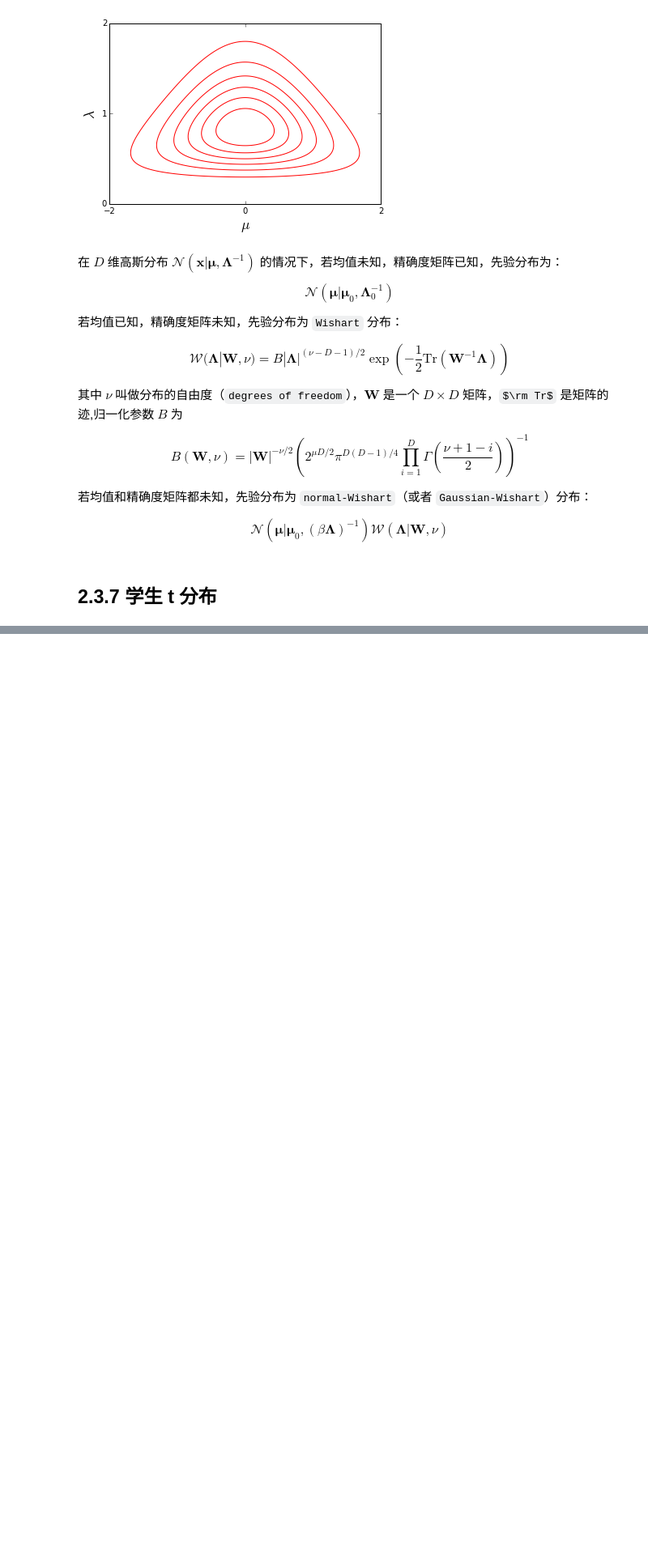
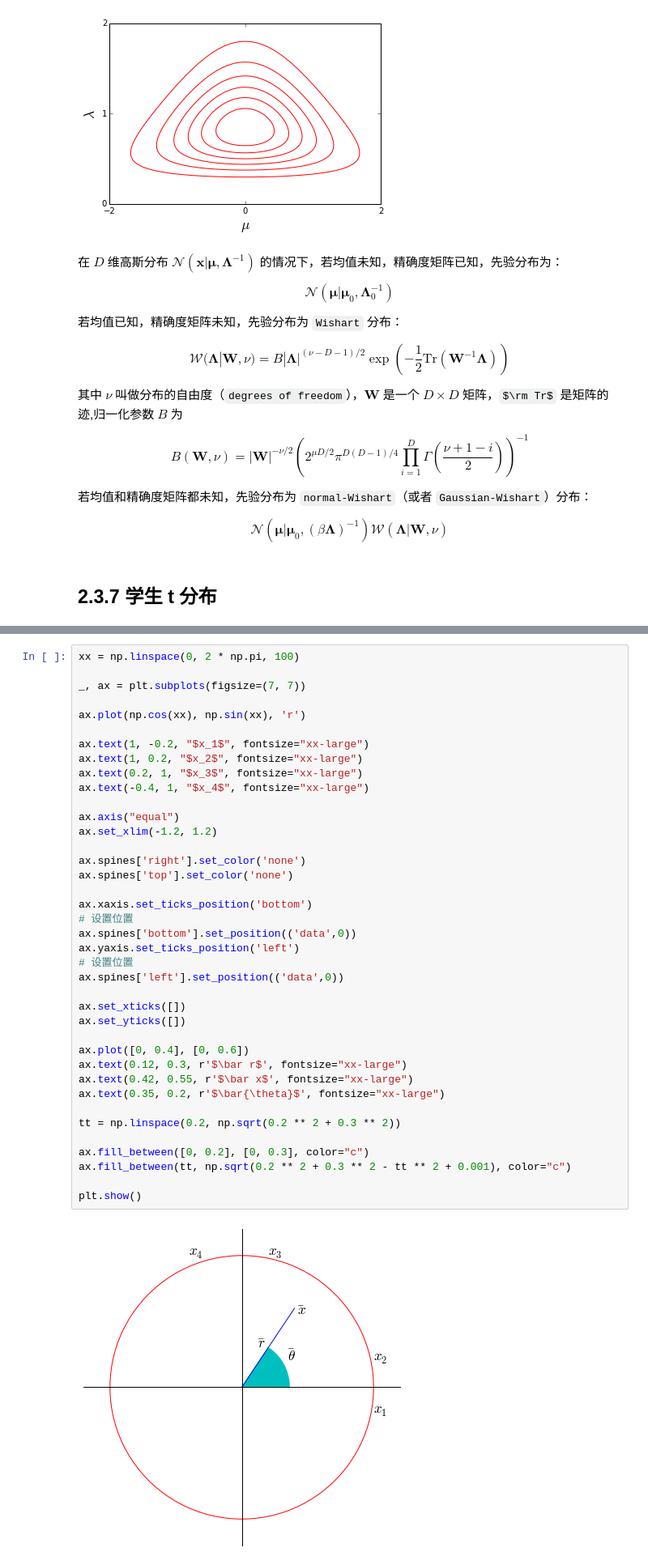
Before and after one commit to wanghaisheng/notes-machine-learning, a Jupyter notebook: Pattern-Recognition-and-Machine-Learning/Chap-02-Probability-Distributions/02-03-The-Gaussian-Distribution.ipynb, the cells around one changed output, grey strips where cells are left out. Shown at 81% size. Drawn from its saved outputs; the diff is of its cells as text; some formulas as TeX source; blank space fills up the shorter version.

```diff
--- a/Pattern-Recognition-and-Machine-Learning/Chap-02-Probability-Distributions/02-03-The-Gaussian-Distribution.ipynb
+++ b/Pattern-Recognition-and-Machine-Learning/Chap-02-Probability-Distributions/02-03-The-Gaussian-Distribution.ipynb
@@ -1160,0 +1317,41 @@ $$
+# %%
+xx = np.linspace(0, 2 * np.pi, 100)
+
+_, ax = plt.subplots(figsize=(7, 7))
+
+ax.plot(np.cos(xx), np.sin(xx), 'r')
+
+ax.text(1, -0.2, "$x_1$", fontsize="xx-large")
+ax.text(1, 0.2, "$x_2$", fontsize="xx-large")
+ax.text(0.2, 1, "$x_3$", fontsize="xx-large")
+ax.text(-0.4, 1, "$x_4$", fontsize="xx-large")
+
+ax.axis("equal")
+ax.set_xlim(-1.2, 1.2)
+
+ax.spines['right'].set_color('none')
+ax.spines['top'].set_color('none')
+
+ax.xaxis.set_ticks_position('bottom')
+# 设置位置
+ax.spines['bottom'].set_position(('data',0))
+ax.yaxis.set_ticks_position('left')
+# 设置位置
+ax.spines['left'].set_position(('data',0))
+
+ax.set_xticks([])
+ax.set_yticks([])
+
+ax.plot([0, 0.4], [0, 0.6])
+ax.text(0.12, 0.3, r'$\bar r$', fontsize="xx-large")
+ax.text(0.42, 0.55, r'$\bar x$', fontsize="xx-large")
+ax.text(0.35, 0.2, r'$\bar{\theta}$', fontsize="xx-large")
+
+tt = np.linspace(0.2, np.sqrt(0.2 ** 2 + 0.3 ** 2))
+
+ax.fill_between([0, 0.2], [0, 0.3], color="c")
+ax.fill_between(tt, np.sqrt(0.2 ** 2 + 0.3 ** 2 - tt ** 2 + 0.001), color="c")
+
+plt.show()
+# %% [output]
+[figure, added]
```
Also changed, not shown: parts of 8 cells of this notebook, 2 other files.
